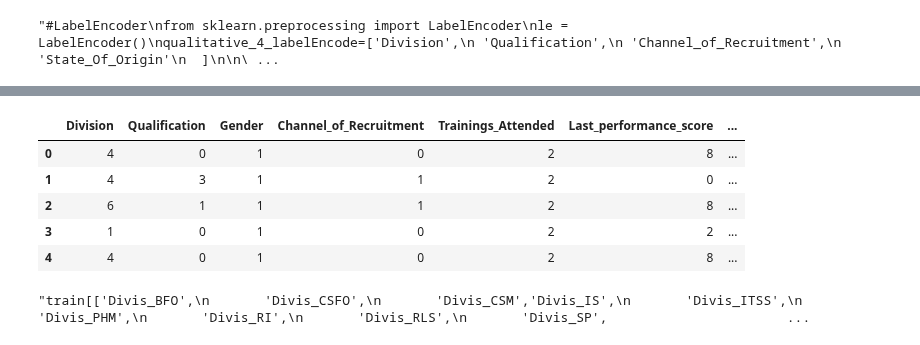
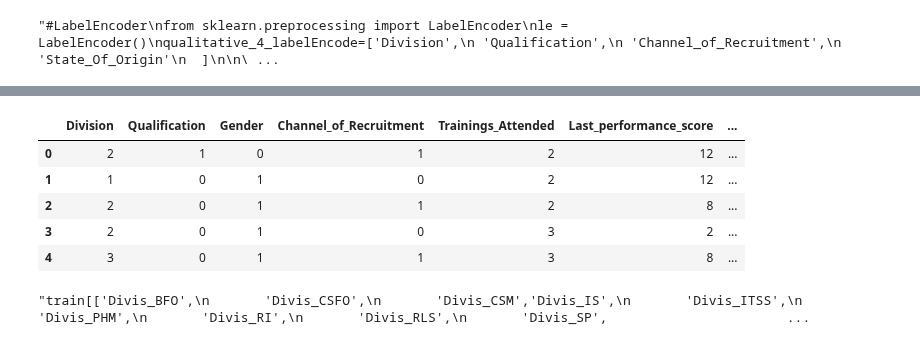
Before and after one commit to Ayanlola2002/Data-Science-Nigeria, a Jupyter notebook: developing_Staff_promotion_algorithm.ipynb, the cells around one changed output, grey strips where cells are left out. Saved outputs shown, nothing was run; the diff lists cells and outputs as text; code cells hidden in the pictures.

```diff
--- a/developing_Staff_promotion_algorithm.ipynb
+++ b/developing_Staff_promotion_algorithm.ipynb
@@ -902,12 +907,12 @@ test.drop(qualitative_4_labelEncode,axis=1,inplace=True)'''
 # %%
-test.head()
+train.head()
 # %% [output]
 |  | Division | Qualification | Gender | Channel_of_Recruitment | Trainings_Attended | Last_performance_score | ... |
-| 0 | 4 | 0 | 1 | 0 | 2 | 8 | ... |
-| 1 | 4 | 3 | 1 | 1 | 2 | 0 | ... |
-| 2 | 6 | 1 | 1 | 1 | 2 | 8 | ... |
-| 3 | 1 | 0 | 1 | 0 | 2 | 2 | ... |
-| 4 | 4 | 0 | 1 | 0 | 2 | 8 | ... |
+| 0 | 2 | 1 | 0 | 1 | 2 | 12 | ... |
+| 1 | 1 | 0 | 1 | 0 | 2 | 12 | ... |
+| 2 | 2 | 0 | 1 | 1 | 2 | 8 | ... |
+| 3 | 2 | 0 | 1 | 0 | 3 | 2 | ... |
+| 4 | 3 | 0 | 1 | 1 | 3 | 8 | ... |
 # %%
 #drop all categorical column
 #train.drop(qualitative_new,axis=1,inplace=True)
```
Also changed, not shown: parts of 62 cells of this notebook.
